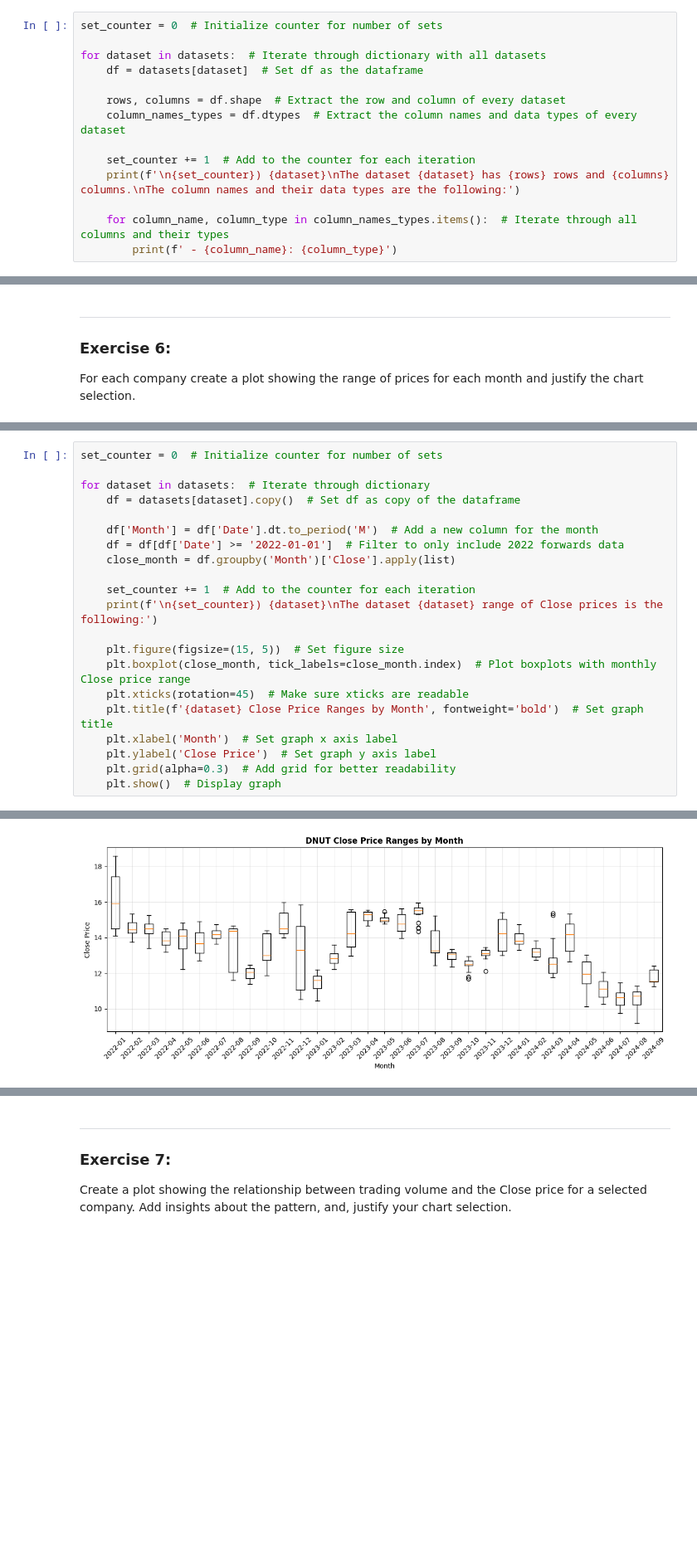
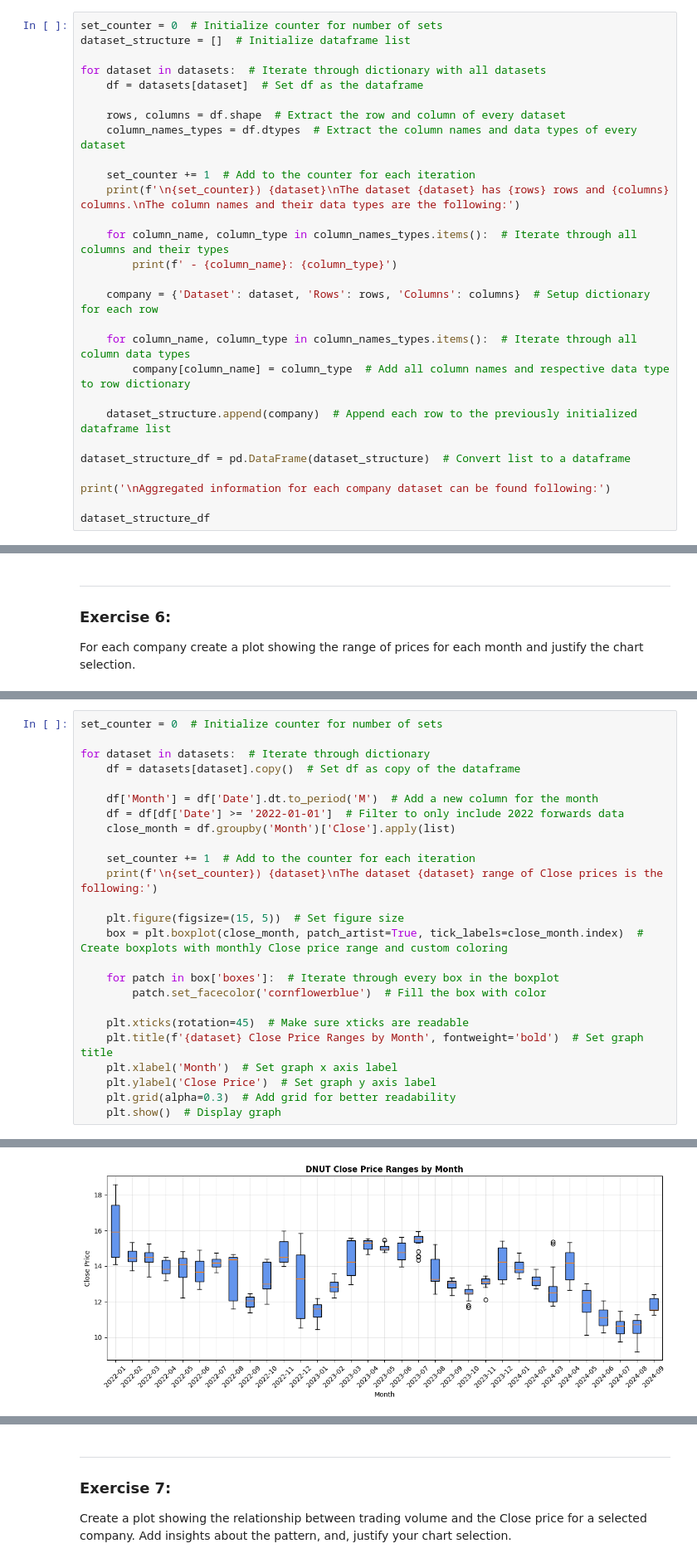
Before and after one commit to Noor-Raza/Python-for-Data-Science-Final-Project, a Jupyter notebook: Exercises.ipynb, the cells around one changed output, grey strips where cells are left out. Shown at 83% size. Saved outputs shown, nothing was run; the diff lists cells and outputs as text; blank space fills up the shorter version.

```diff
--- a/Exercises.ipynb
+++ b/Exercises.ipynb
@@ -121,6 +142,7 @@ For each dataset:
 - Display the column names and their data types
 # %%
 set_counter = 0  # Initialize counter for number of sets
+dataset_structure = []  # Initialize dataframe list
 
 for dataset in datasets:  # Iterate through dictionary with all datasets
     df = datasets[dataset]  # Set df as the dataframe
@@ -133,5 +155,18 @@ for dataset in datasets:  # Iterate through dictionary with all datasets
 
     for column_name, column_type in column_names_types.items():  # Iterate through all columns and their types
         print(f' - {column_name}: {column_type}')
+
+    company = {'Dataset': dataset, 'Rows': rows, 'Columns': columns}  # Setup dictionary for each row
+
+    for column_name, column_type in column_names_types.items():  # Iterate through all column data types
+        company[column_name] = column_type  # Add all column names and respective data type to row dictionary
+
+    dataset_structure.append(company)  # Append each row to the previously initialized dataframe list
+
+dataset_structure_df = pd.DataFrame(dataset_structure)  # Convert list to a dataframe
+
+print('\nAggregated information for each company dataset can be found following:')
+
+dataset_structure_df
 # %% [output]
 1) BRK-A
@@ -480,7 +527,11 @@ for dataset in datasets:  # Iterate through dictionary
     print(f'\n{set_counter}) {dataset}\nThe dataset {dataset} range of Close prices is the following:')
 
     plt.figure(figsize=(15, 5))  # Set figure size
-    plt.boxplot(close_month, tick_labels=close_month.index)  # Plot boxplots with monthly Close price range
+    box = plt.boxplot(close_month, patch_artist=True, tick_labels=close_month.index)  # Create boxplots with monthly Close price range and custom coloring
+
+    for patch in box['boxes']:  # Iterate through every box in the boxplot
+        patch.set_facecolor('cornflowerblue')  # Fill the box with color
+
     plt.xticks(rotation=45)  # Make sure xticks are readable
     plt.title(f'{dataset} Close Price Ranges by Month', fontweight='bold')  # Set graph title
     plt.xlabel('Month')  # Set graph x axis label
@@ -494,5 +545,5 @@ The dataset BRK-A range of Close prices is the following:
 2) DNUT
 The dataset DNUT range of Close prices is the following:
-[figure, old version]
+[figure, new version]
 3) DPZ
 The dataset DPZ range of Close prices is the following:
```
Also changed, not shown: parts of 19 cells of this notebook.
